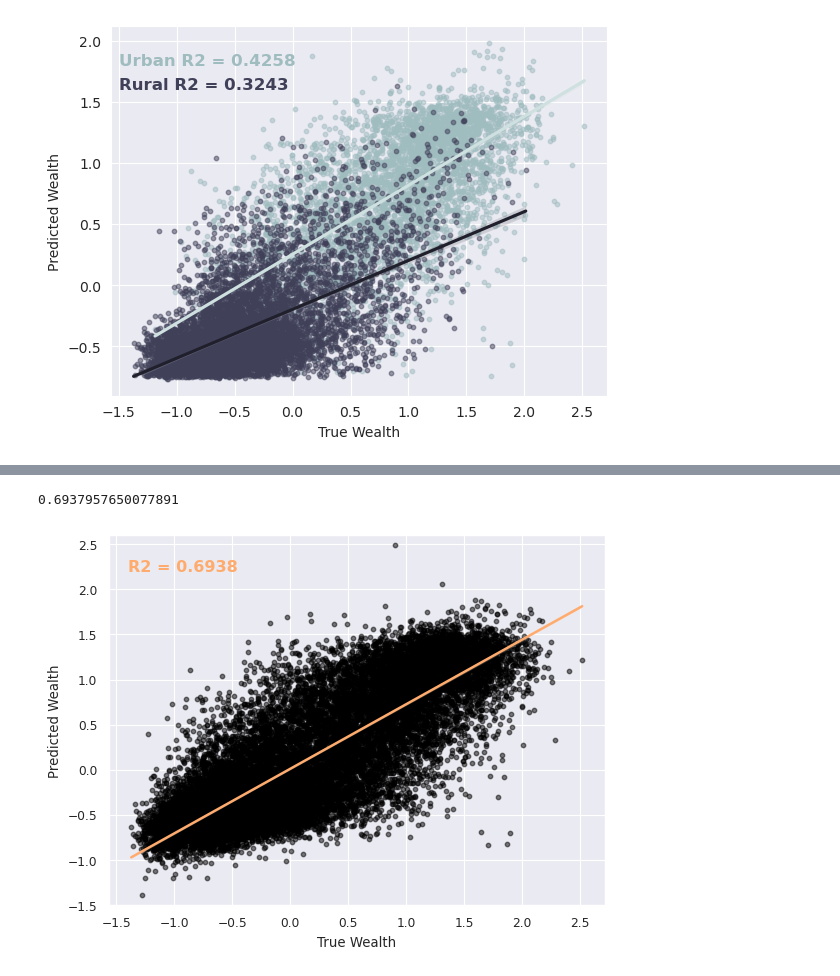
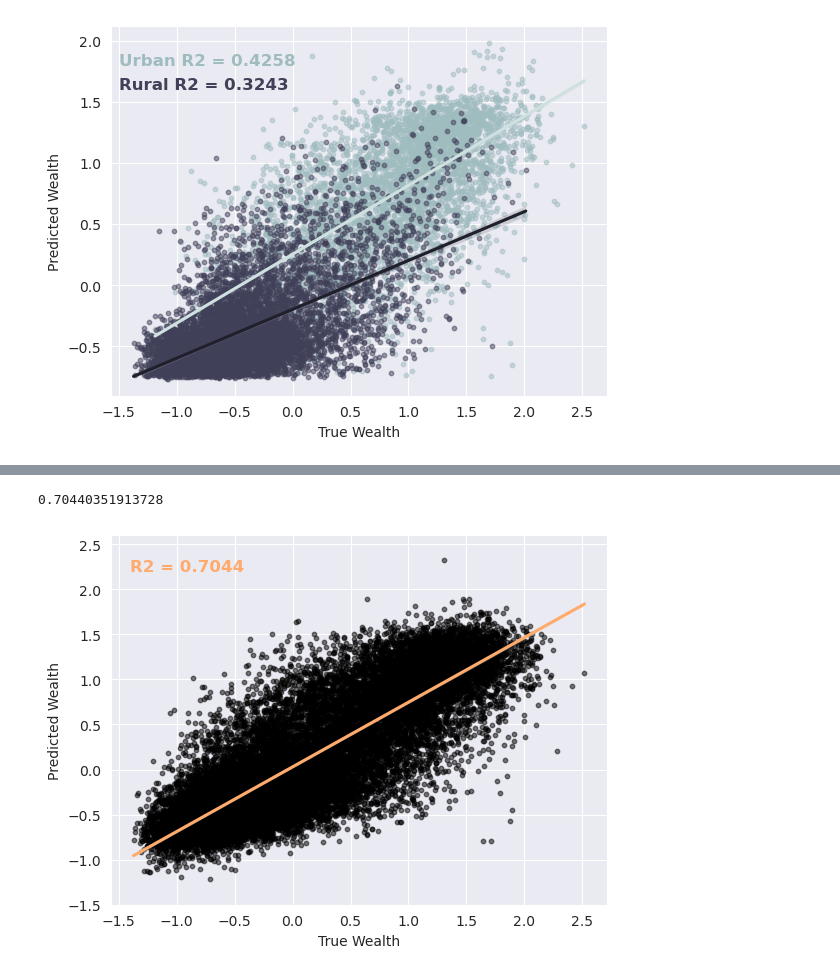
Before and after one commit to mpa-poverty/2-mpa, a Jupyter notebook: plot_results.ipynb, the cells around one changed output, grey strips where cells are left out. Cells and saved outputs as stored; diff of their text form; code cells hidden in the pictures.

```diff
--- a/plot_results.ipynb
+++ b/plot_results.ipynb
@@ -34,10 +30,0 @@ The autoreload extension is already loaded. To reload it, use:
-# %%
-df = pd.read_csv(DATASET)
-df = df[df['urban_rural']!=-1]
-print('sample size:', len(df))
-# df = df.rename(columns={'wealthpooled':'Asset Wealth','urban_rural':'Urban vs Rural'})
-# df['Urban vs Rural'] = df['Urban vs Rural'].replace(1.0,'Urban')
-# df['Urban vs Rural'] = df['Urban vs Rural'].replace(0.,'Rural')
-sns.set_theme()
-sns.set_context('paper')
-sns.catplot(df, y='year', orient='h',kind='count',palette='bone_r')
@@ -328,6 +313,6 @@ df_test = test.main(
 )
 # %%
-save_path='results/msnl_best.csv'
+save_path='results/msnlt.csv'
 df_test = pd.read_csv(save_path)
 df_test = df_test.rename(columns={"wealthpooled": "True Wealth", "predicted_wealth": "Predicted Wealth"})
 # %%
@@ -335,14 +320,15 @@ df_test= df_test[~df_test['Predicted Wealth'].isna()]
 r2_all = r2_score(df_test['True Wealth'], df_test['Predicted Wealth'])
 r2_all
 # %% [output]
-0.6937957650077891
+0.70440351913728
 # %%
 pal = sns.color_palette("copper")
+sns.set_style("darkgrid", {'axes.grid' : True})
 sns.regplot(x="True Wealth", y="Predicted Wealth", data=df_test,x_ci='sd', marker='o', scatter_kws={'alpha':0.5,'color':'black', 's':10}, line_kws={'color':pal.as_hex()[5]}).set_ylim(-1.5, 2.6)
 plt.text(-1.4,2.2, 'R2 = ' + str(round(r2_all,4)), fontsize='large', weight='bold', color=pal.as_hex()[5])
 plt.show()
 # %% [output]
-[figure, old version]
+[figure, new version]
 # %%
 plot.country_plot(
     bg_map=bg_map,
```
Also changed, not shown: parts of 19 cells of this notebook, 43 other files.
